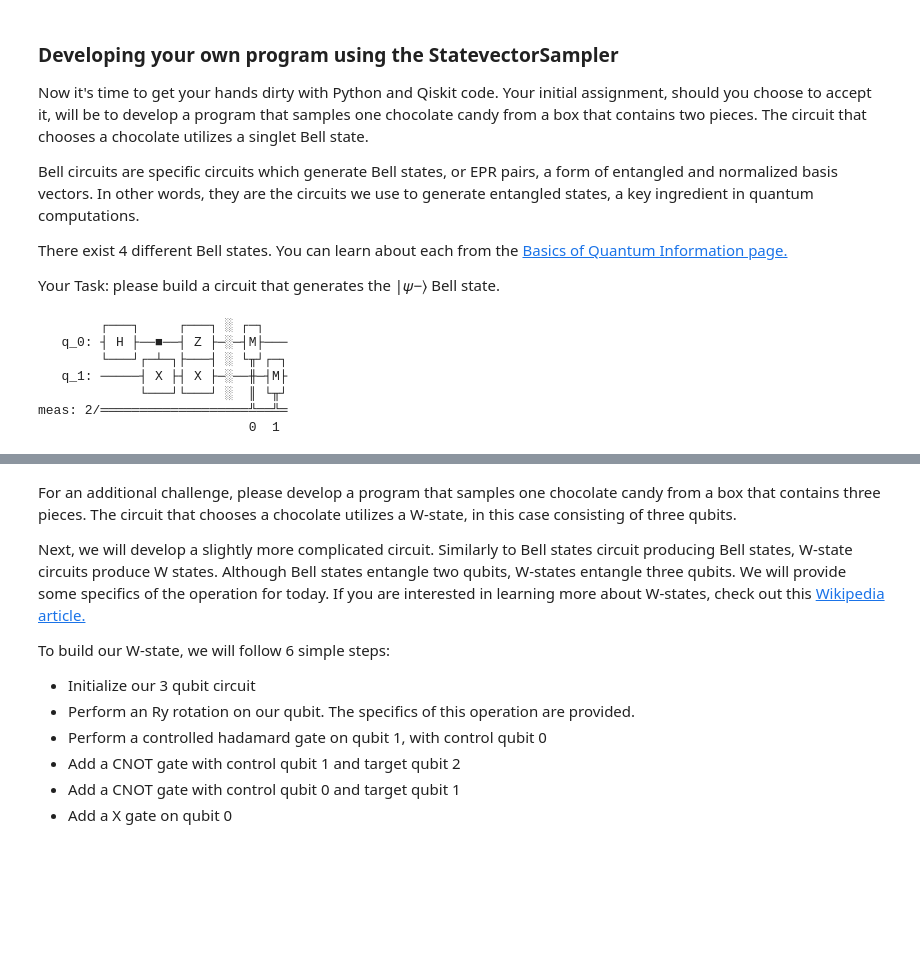
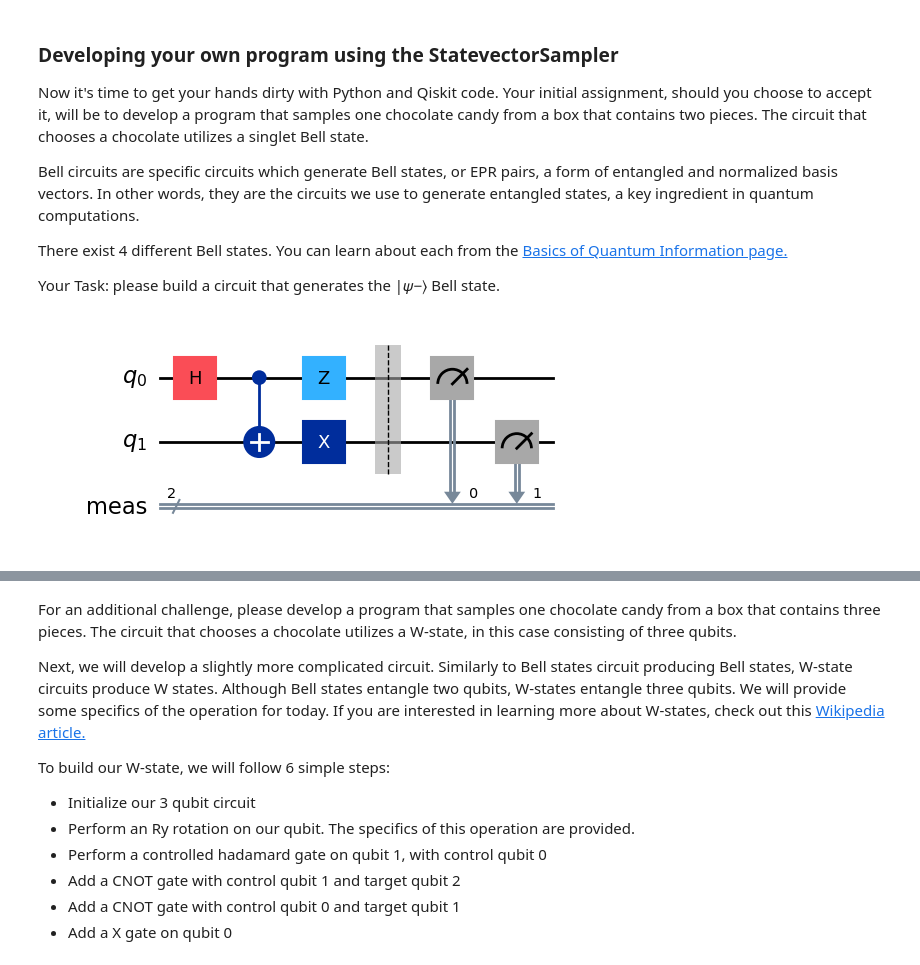
Before and after one commit to annaliese-estes/techxchange-lab-2024, a Jupyter notebook: Qiskit_Lab.ipynb, the cells around one changed output, grey strips where cells are left out. Drawn from its saved outputs; the diff is of its cells as text; code cells hidden in the pictures; blank space fills up the shorter version.

```diff
--- a/Qiskit_Lab.ipynb
+++ b/Qiskit_Lab.ipynb
@@ -178,24 +182,18 @@ Your Task: please build a circuit that generates the  |𝜓−⟩  Bell state.
 # %%
 # Build a circuit to form a psi-minus Bell state
 # Apply gates to the provided QuantumCircuit, qc
 
 qc = QuantumCircuit(2)
 
 qc.h(0)
 qc.cx(0, 1)
 qc.z(0)
 qc.x(1)
 qc.measure_all()
 
-qc.draw()
+qc.draw("mpl")
 # %% [output]
-        ┌───┐     ┌───┐ ░ ┌─┐
-   q_0: ┤ H ├──■──┤ Z ├─░─┤M├───
-        └───┘┌─┴─┐├───┤ ░ └╥┘┌─┐
-   q_1: ─────┤ X ├┤ X ├─░──╫─┤M├
-             └───┘└───┘ ░  ║ └╥┘
-meas: 2/═══════════════════╩══╩═
-                           0  1
+[figure, added]
 # %%
 # Invoke the Sampler and display the results
 
```
Also changed, not shown: parts of 12 cells of this notebook.
